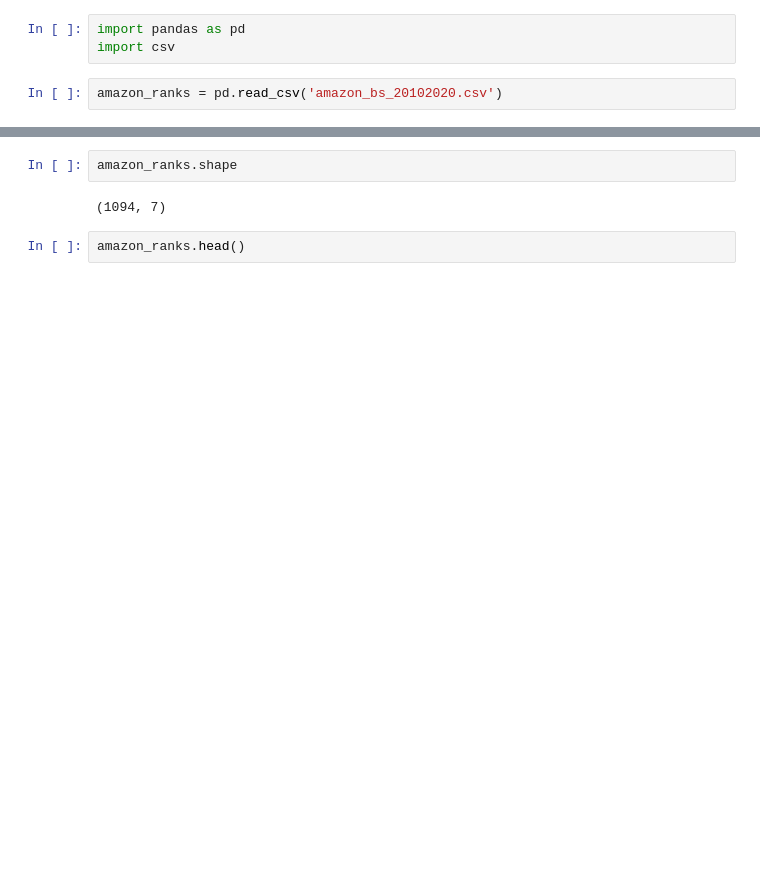
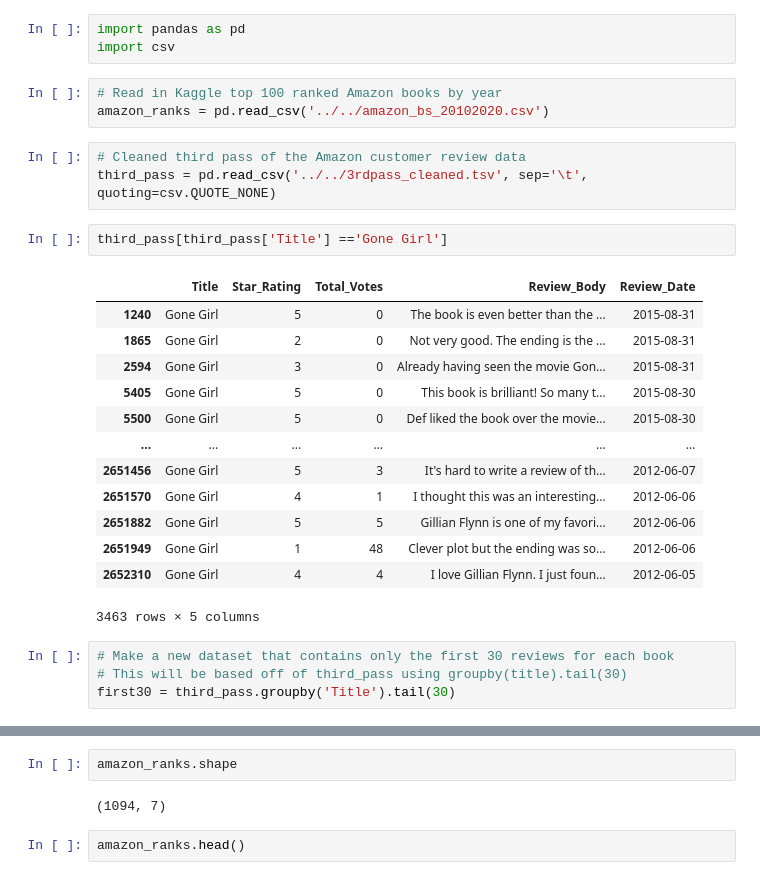
Before and after one commit to TKarlovitzDrexel/DSCI591_ACRSent, a Jupyter notebook: Code/Books/part2_rank_books_SDA.ipynb, the cells around one changed output, grey strips where cells are left out. Saved outputs shown, nothing was run; the diff lists cells and outputs as text; blank space fills up the shorter version.

```diff
--- a/Code/Books/part2_rank_books_SDA.ipynb
+++ b/Code/Books/part2_rank_books_SDA.ipynb
@@ -1,5 +1,29 @@
 # %%
 import pandas as pd
 import csv
-# %%
-amazon_ranks = pd.read_csv('amazon_bs_20102020.csv')
+# %%
+# Read in Kaggle top 100 ranked Amazon books by year
+amazon_ranks = pd.read_csv('../../amazon_bs_20102020.csv')
+# %%
+# Cleaned third pass of the Amazon customer review data
+third_pass = pd.read_csv('../../3rdpass_cleaned.tsv', sep='\t', quoting=csv.QUOTE_NONE)
+# %%
+third_pass[third_pass['Title'] =='Gone Girl']
+# %% [output]
+|  | Title | Star_Rating | Total_Votes | Review_Body | Review_Date |
+| 1240 | Gone Girl | 5 | 0 | The book is even better than the ... | 2015-08-31 |
+| 1865 | Gone Girl | 2 | 0 | Not very good. The ending is the ... | 2015-08-31 |
+| 2594 | Gone Girl | 3 | 0 | Already having seen the movie Gon... | 2015-08-31 |
+| 5405 | Gone Girl | 5 | 0 | This book is brilliant! So many t... | 2015-08-30 |
+| 5500 | Gone Girl | 5 | 0 | Def liked the book over the movie... | 2015-08-30 |
+| ... | ... | ... | ... | ... | ... |
+| 2651456 | Gone Girl | 5 | 3 | It's hard to write a review of th... | 2012-06-07 |
+| 2651570 | Gone Girl | 4 | 1 | I thought this was an interesting... | 2012-06-06 |
+| 2651882 | Gone Girl | 5 | 5 | Gillian Flynn is one of my favori... | 2012-06-06 |
+| 2651949 | Gone Girl | 1 | 48 | Clever plot but the ending was so... | 2012-06-06 |
+| 2652310 | Gone Girl | 4 | 4 | I love Gillian Flynn. I just foun... | 2012-06-05 |
+3463 rows × 5 columns
+# %%
+# Make a new dataset that contains only the first 30 reviews for each book
+# This will be based off of third_pass using groupby(title).tail(30)
+first30 = third_pass.groupby('Title').tail(30)
```
Also changed, not shown: parts of 3 cells of this notebook.
